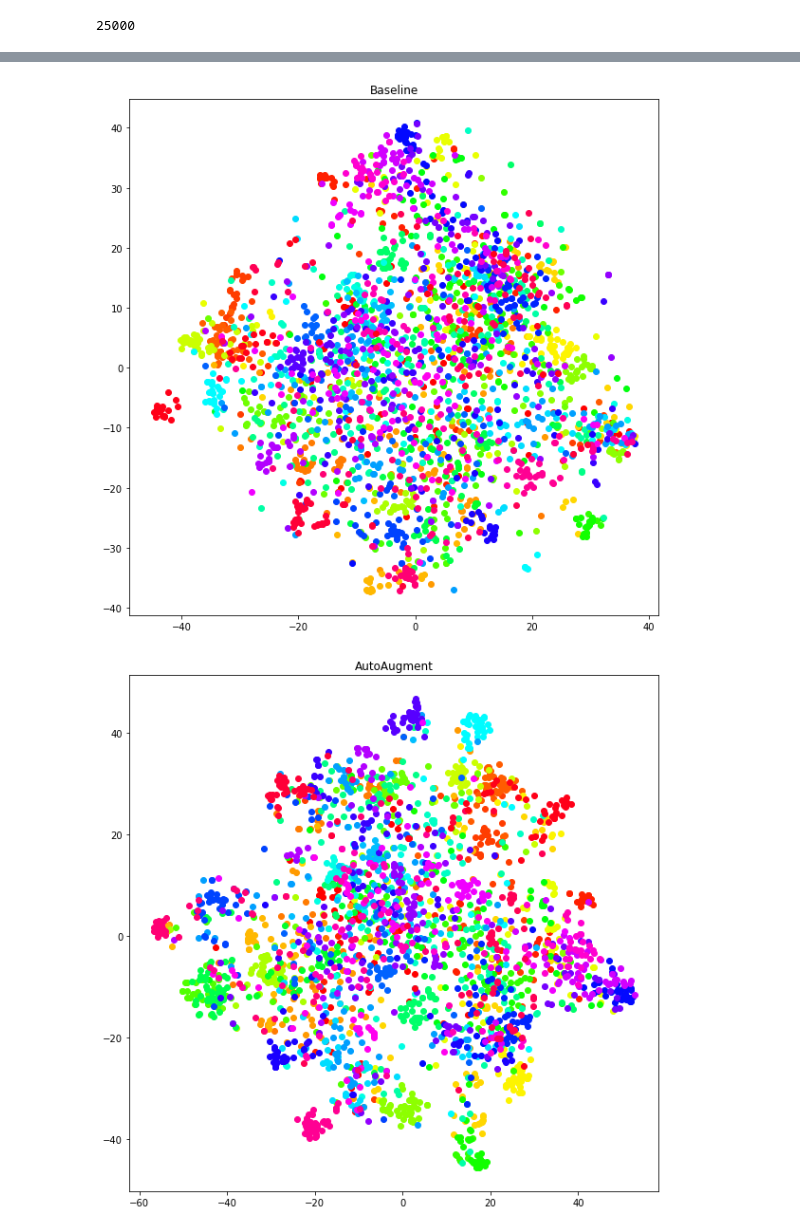
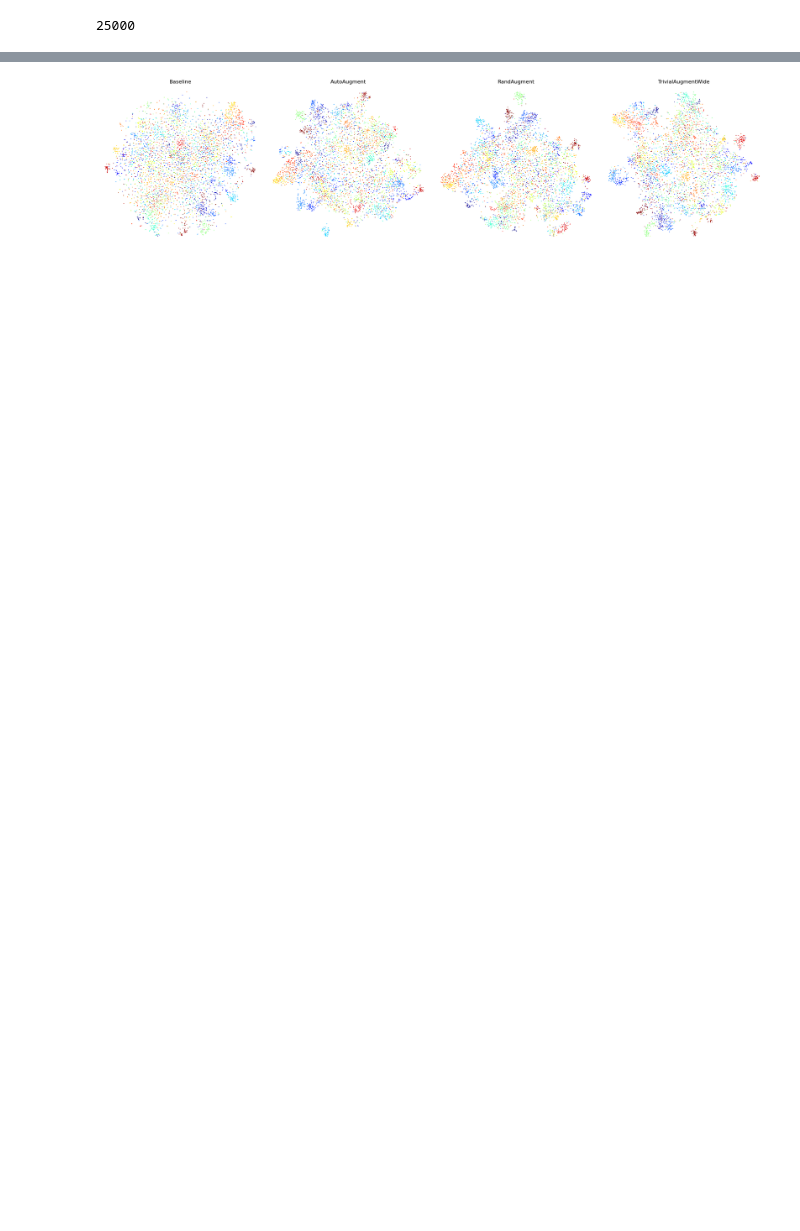
Before and after one commit to LLukas22/Comparison-of-Deep-Image-Embedding-Methods, a Jupyter notebook: AugmentationMethods.ipynb, the cells around one changed output, grey strips where cells are left out. Drawn from its saved outputs; the diff is of its cells as text; code cells hidden in the pictures; blank space fills up the shorter version.

Commit message:
Added TSNE Plots

```diff
--- a/AugmentationMethods.ipynb
+++ b/AugmentationMethods.ipynb
@@ -25,6 +25,7 @@ dataset = MultiLabelDataset(
     "./tiny-imagenet-200/train",
     cache_in_ram=True,
     transform=None,
+    max_classes=50
     )
 len(dataset)
 # %% [output]
@@ -162,14 +211,8 @@ TrivialAugmentWide F1-Score: 0.412
 # %%
 import matplotlib.pyplot as plt
-from modules.plotting import plot_tsne
+from modules.plotting import plot_results
 
-for key in results:
-    embeddings,labels = results[key]
-    plt.figure(figsize=(10,10))
-
-    plot_tsne(embeddings,labels,50,max_points_per_class=50)
-    plt.title(key)
-    plt.show()
+plot_results(results,"augmentation_methods")
+plt.show()
 # %% [output]
-[figure, old version]
+[figure, new version]
-[figure, removed]
```
Also changed, not shown: parts of 3 cells of this notebook, 18 other files.
